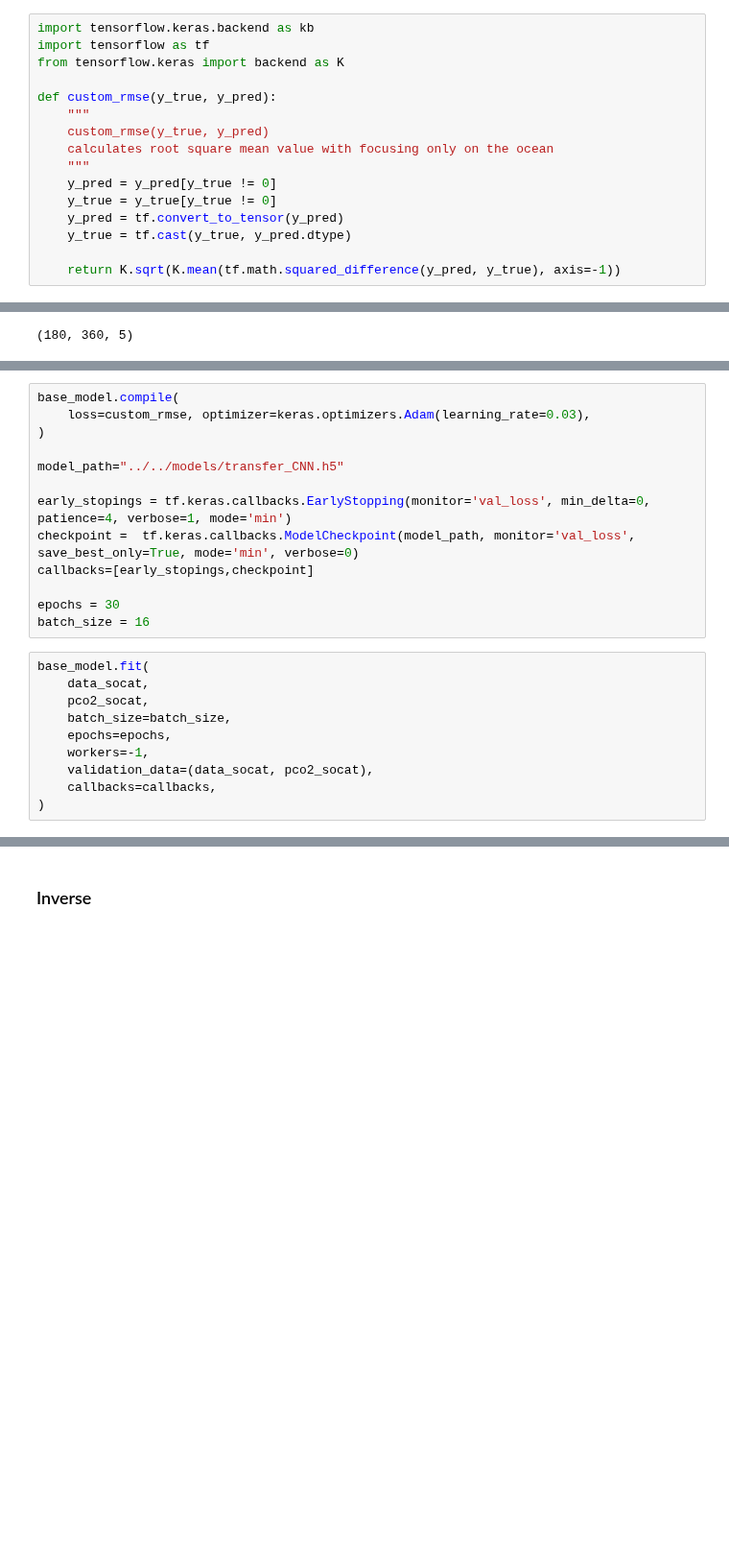
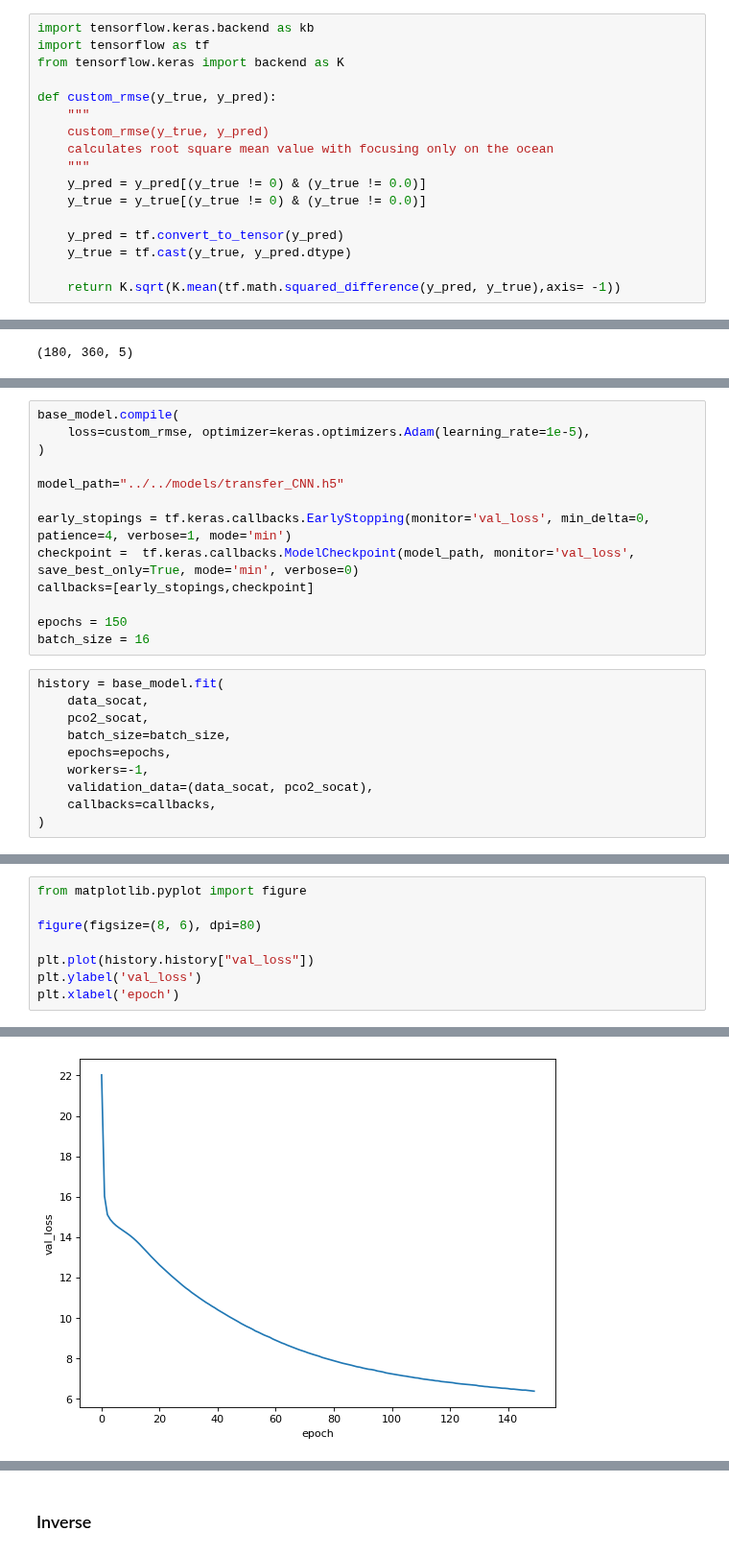
Before and after one commit to sk981102/ocean_co2, a Jupyter notebook: notebooks/deep_learning/010_tf_layer_cnn_only.ipynb, the cells around one changed output, grey strips where cells are left out. Shown at 96% size. Cells and saved outputs as stored; diff of their text form; blank space fills up the shorter version.

```diff
--- a/notebooks/deep_learning/010_tf_layer_cnn_only.ipynb
+++ b/notebooks/deep_learning/010_tf_layer_cnn_only.ipynb
@@ -61,12 +61,13 @@ def custom_rmse(y_true, y_pred):
     custom_rmse(y_true, y_pred)
     calculates root square mean value with focusing only on the ocean
     """
-    y_pred = y_pred[y_true != 0]
-    y_true = y_true[y_true != 0]
+    y_pred = y_pred[(y_true != 0) & (y_true != 0.0)]
+    y_true = y_true[(y_true != 0) & (y_true != 0.0)]
+
     y_pred = tf.convert_to_tensor(y_pred)
     y_true = tf.cast(y_true, y_pred.dtype)
 
-    return K.sqrt(K.mean(tf.math.squared_difference(y_pred, y_true), axis=-1))
+    return K.sqrt(K.mean(tf.math.squared_difference(y_pred, y_true),axis= -1))
 # %%
 dir_name="../../data/data1"
 val_dir_name="../../data/data2"
@@ -130,7 +134,7 @@ Non-trainable params: 110,528
 _________________________________________________________________
 # %%
 base_model.compile(
-    loss=custom_rmse, optimizer=keras.optimizers.Adam(learning_rate=0.03),
+    loss=custom_rmse, optimizer=keras.optimizers.Adam(learning_rate=1e-5),
 )
 
 model_path="../../models/transfer_CNN.h5"
@@ -139,10 +143,10 @@ early_stopings = tf.keras.callbacks.EarlyStopping(monitor='val_loss', min_delta=
 checkpoint =  tf.keras.callbacks.ModelCheckpoint(model_path, monitor='val_loss', save_best_only=True, mode='min', verbose=0)
 callbacks=[early_stopings,checkpoint]
 
-epochs = 30
+epochs = 150
 batch_size = 16
 # %%
-base_model.fit(
+history = base_model.fit(
     data_socat,
     pco2_socat,
     batch_size=batch_size,
@@ -170,0 +176,9 @@ Epoch 00007: early stopping
+# %%
+from matplotlib.pyplot import figure
+
+figure(figsize=(8, 6), dpi=80)
+
+plt.plot(history.history["val_loss"])
+plt.ylabel('val_loss')
+plt.xlabel('epoch')
+# %% [output]
@@ -171 +186,2 @@ Epoch 00007: early stopping
+[figure, added]
 # %% [markdown]
```
Also changed, not shown: parts of 22 cells of this notebook, 1 other file.
